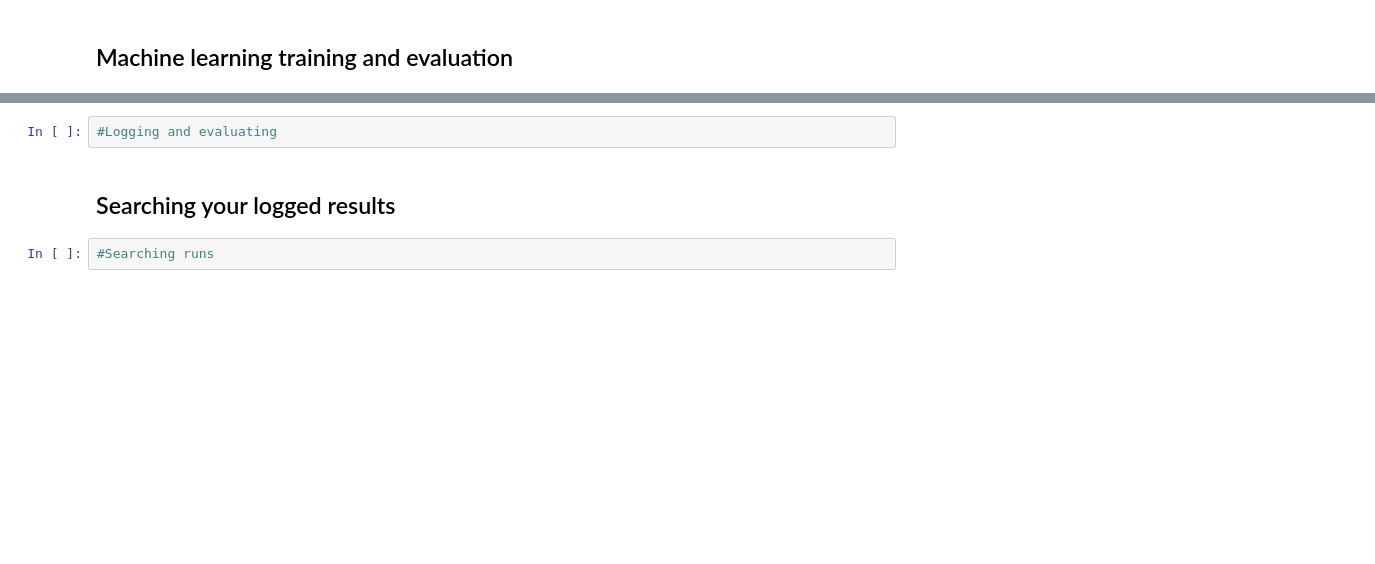
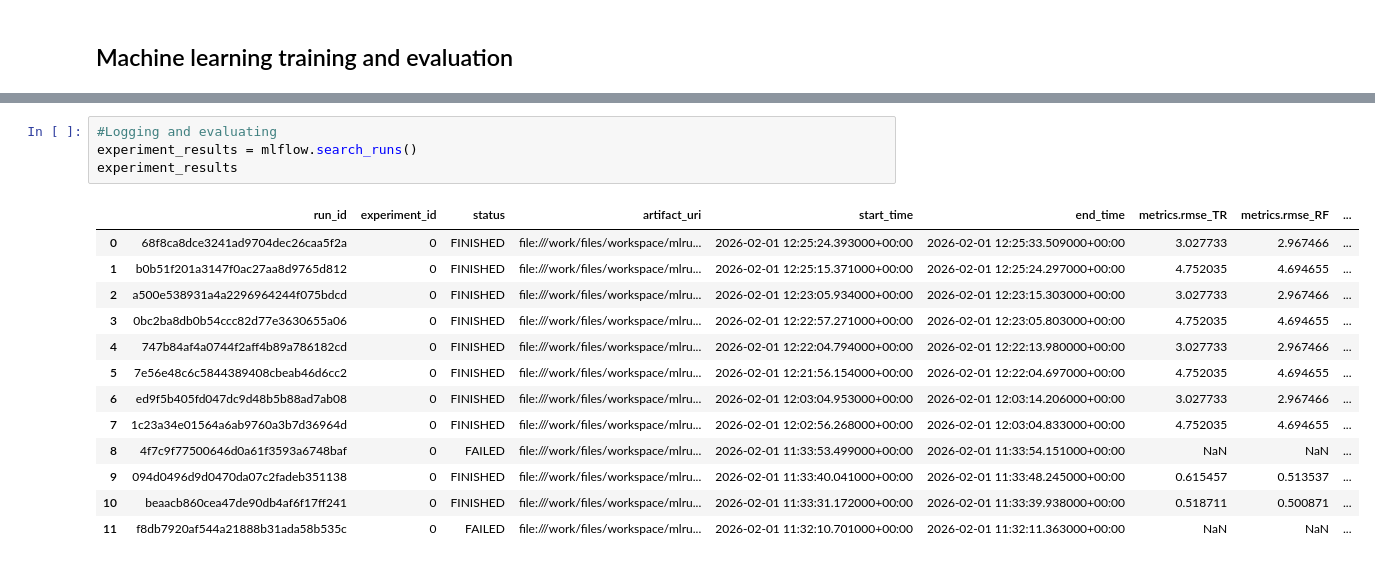
Before and after one commit to Syeda-Eman/Machine_Learning, a Jupyter notebook: notebook.ipynb, the cells around one changed output, grey strips where cells are left out. Cells and saved outputs as stored; diff of their text form; blank space fills up the shorter version.

```diff
--- a/notebook.ipynb
+++ b/notebook.ipynb
@@ -99,6 +153,18 @@ TypeError: to_datetime() missing 1 required positional argument: 'arg'
 # %%
 #Logging and evaluating
+experiment_results = mlflow.search_runs()
+experiment_results
+# %% [output]
+|  | run_id | experiment_id | status | artifact_uri | start_time | end_time | metrics.rmse_TR | metrics.rmse_RF | ... |
+| 0 | 68f8ca8dce3241ad9704dec26caa5f2a | 0 | FINISHED | file:///work/files/workspace/mlru... | 2026-02-01 12:25:24.393000+00:00 | 2026-02-01 12:25:33.509000+00:00 | 3.027733 | 2.967466 | ... |
+| 1 | b0b51f201a3147f0ac27aa8d9765d812 | 0 | FINISHED | file:///work/files/workspace/mlru... | 2026-02-01 12:25:15.371000+00:00 | 2026-02-01 12:25:24.297000+00:00 | 4.752035 | 4.694655 | ... |
+| 2 | a500e538931a4a2296964244f075bdcd | 0 | FINISHED | file:///work/files/workspace/mlru... | 2026-02-01 12:23:05.934000+00:00 | 2026-02-01 12:23:15.303000+00:00 | 3.027733 | 2.967466 | ... |
+| 3 | 0bc2ba8db0b54ccc82d77e3630655a06 | 0 | FINISHED | file:///work/files/workspace/mlru... | 2026-02-01 12:22:57.271000+00:00 | 2026-02-01 12:23:05.803000+00:00 | 4.752035 | 4.694655 | ... |
+| 4 | 747b84af4a0744f2aff4b89a786182cd | 0 | FINISHED | file:///work/files/workspace/mlru... | 2026-02-01 12:22:04.794000+00:00 | 2026-02-01 12:22:13.980000+00:00 | 3.027733 | 2.967466 | ... |
+| 5 | 7e56e48c6c5844389408cbeab46d6cc2 | 0 | FINISHED | file:///work/files/workspace/mlru... | 2026-02-01 12:21:56.154000+00:00 | 2026-02-01 12:22:04.697000+00:00 | 4.752035 | 4.694655 | ... |
+| 6 | ed9f5b405fd047dc9d48b5b88ad7ab08 | 0 | FINISHED | file:///work/files/workspace/mlru... | 2026-02-01 12:03:04.953000+00:00 | 2026-02-01 12:03:14.206000+00:00 | 3.027733 | 2.967466 | ... |
+| 7 | 1c23a34e01564a6ab9760a3b7d36964d | 0 | FINISHED | file:///work/files/workspace/mlru... | 2026-02-01 12:02:56.268000+00:00 | 2026-02-01 12:03:04.833000+00:00 | 4.752035 | 4.694655 | ... |
+| 8 | 4f7c9f77500646d0a61f3593a6748baf | 0 | FAILED | file:///work/files/workspace/mlru... | 2026-02-01 11:33:53.499000+00:00 | 2026-02-01 11:33:54.151000+00:00 | NaN | NaN | ... |
+| 9 | 094d0496d9d0470da07c2fadeb351138 | 0 | FINISHED | file:///work/files/workspace/mlru... | 2026-02-01 11:33:40.041000+00:00 | 2026-02-01 11:33:48.245000+00:00 | 0.615457 | 0.513537 | ... |
+| 10 | beaacb860cea47de90db4af6f17ff241 | 0 | FINISHED | file:///work/files/workspace/mlru... | 2026-02-01 11:33:31.172000+00:00 | 2026-02-01 11:33:39.938000+00:00 | 0.518711 | 0.500871 | ... |
+| 11 | f8db7920af544a21888b31ada58b535c | 0 | FAILED | file:///work/files/workspace/mlru... | 2026-02-01 11:32:10.701000+00:00 | 2026-02-01 11:32:11.363000+00:00 | NaN | NaN | ... |
-# %% [markdown]
-## Searching your logged results
-# %%
-#Searching runs
```
Also changed, not shown: parts of 8 cells of this notebook.
